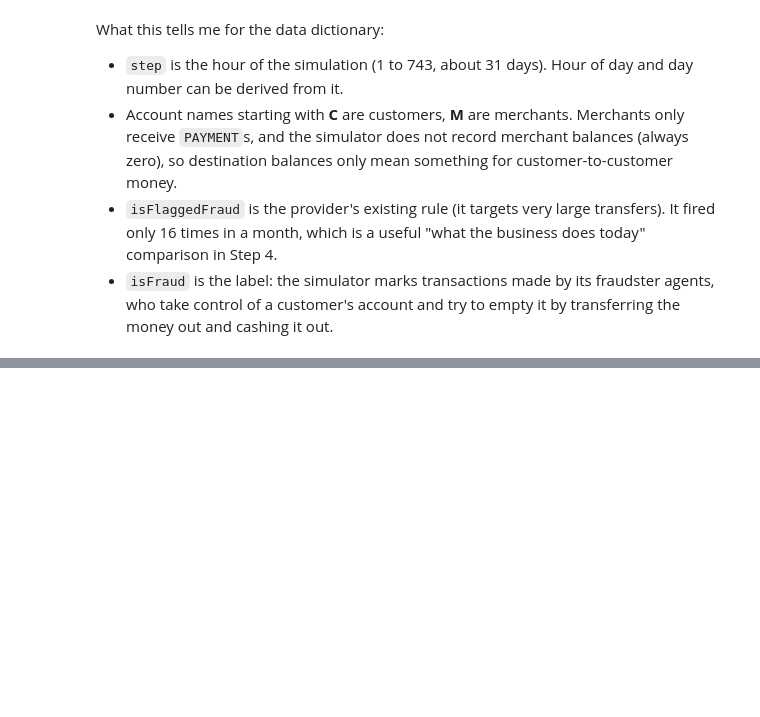
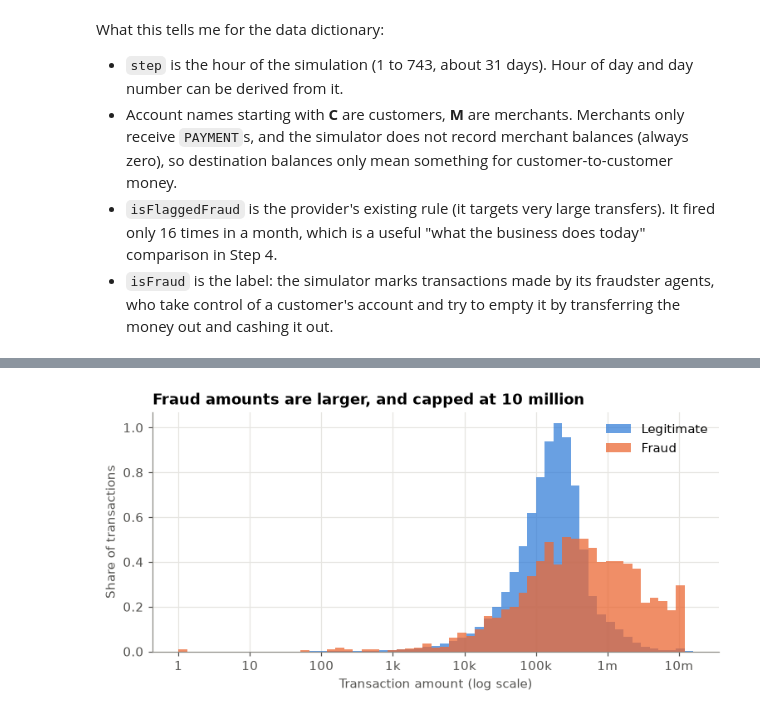
Before and after one commit to vusumuzinkosi/fraud-detection-mobile-money, a Jupyter notebook: notebooks/01_explore.ipynb, the cells around one changed output, grey strips where cells are left out. Saved outputs shown, nothing was run; the diff lists cells and outputs as text; code cells hidden in the pictures; blank space fills up the shorter version.

```diff
--- a/notebooks/01_explore.ipynb
+++ b/notebooks/01_explore.ipynb
@@ -108,0 +209,10 @@ What this tells me for the data dictionary:
+# %%
+fraud, legit = tc[tc.isFraud == 1], tc[tc.isFraud == 0]
+compare = pd.DataFrame({
+    "median amount": [legit.amount.median(), fraud.amount.median()],
+    "share TRANSFER": [(legit.type == "TRANSFER").mean(), (fraud.type == "TRANSFER").mean()],
+    "amount equals full balance": [np.isclose(legit.amount, legit.oldbalanceOrg).mean(),
+                                   np.isclose(fraud.amount, fraud.oldbalanceOrg).mean()],
+    "receiver balance was zero": [(legit.oldbalanceDest == 0).mean(), (fraud.oldbalanceDest == 0).mean()],
+}, index=["legitimate", "fraud"]).T
+compare.round(3)
@@ -108,0 +225,15 @@ What this tells me for the data dictionary:
+# %%
+fig, ax = plt.subplots(figsize=(8, 3.4))
+bins = np.linspace(0, 7.2, 60)
+ax.hist(np.log10(legit.amount.clip(lower=1)), bins=bins, density=True, color=BLUE, alpha=0.7, label="Legitimate")
+ax.hist(np.log10(fraud.amount.clip(lower=1)), bins=bins, density=True, color=ORANGE, alpha=0.75, label="Fraud")
+ax.set_xticks(range(0, 8))
+ax.set_xticklabels(["1", "10", "100", "1k", "10k", "100k", "1m", "10m"])
+ax.set_xlabel("Transaction amount (log scale)")
+ax.set_ylabel("Share of transactions")
+ax.set_title("Fraud amounts are larger, and capped at 10 million")
+ax.legend()
+fig.savefig("../figures/amount_distribution.png")
+plt.show()
+# %% [output]
+[figure, added]
```
Also changed, not shown: parts of 23 cells of this notebook, 4 other files.
